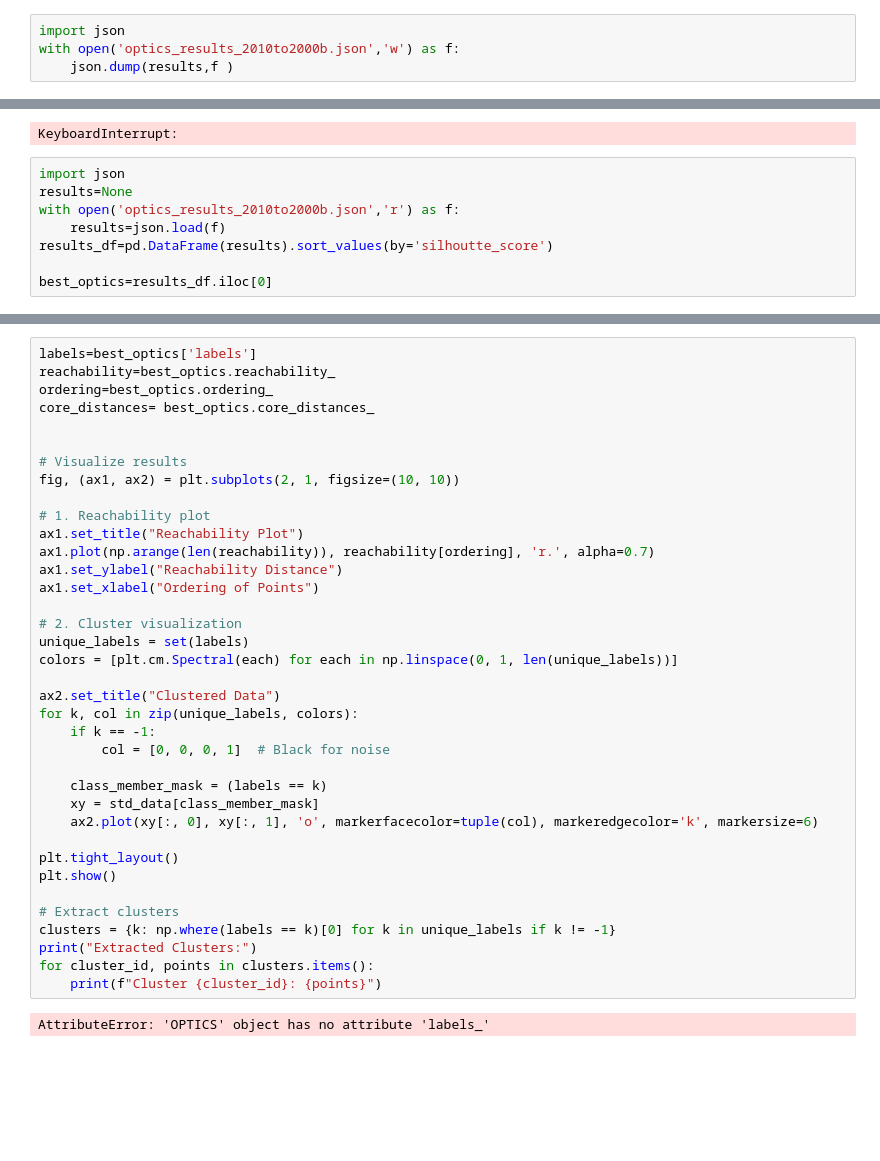
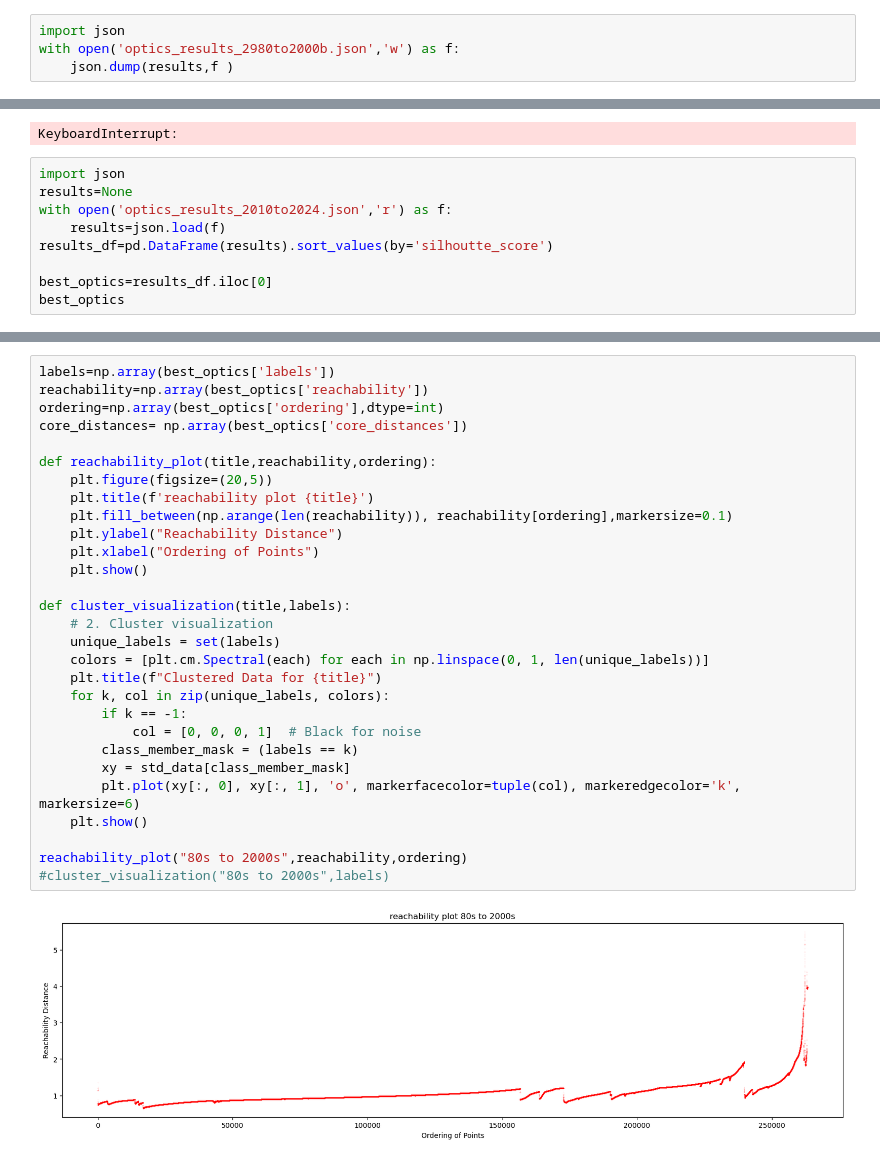
Before and after one commit to DadeOrsu/dm_project24_group_6, a Jupyter notebook: src/task3_clustering/optics.ipynb, the cells around one changed output, grey strips where cells are left out. Cells and saved outputs as stored; diff of their text form; blank space fills up the shorter version.

```diff
--- a/src/task3_clustering/optics.ipynb
+++ b/src/task3_clustering/optics.ipynb
@@ -183,7 +181,7 @@ xi <class 'float'>
 time(s) <class 'float'>
 # %%
 import json
-with open('optics_results_2010to2000b.json','w') as f:
+with open('optics_results_2980to2000b.json','w') as f:
     json.dump(results,f )
 # %%
 top10_results=results_df[results_df['silhoutte_score']!='all labels equals'].sort_values(by='silhoutte_score',ascending=False).head(10)
@@ -230,8 +228,9 @@ KeyboardInterrupt:
 # %%
 import json
 results=None
-with open('optics_results_2010to2000b.json','r') as f:
+with open('optics_results_2010to2024.json','r') as f:
     results=json.load(f)
 results_df=pd.DataFrame(results).sort_values(by='silhoutte_score')
 
 best_optics=results_df.iloc[0]
+best_optics
@@ -238,39 +248,31 @@ best_optics=results_df.iloc[0]
 # %%
-labels=best_optics['labels']
-reachability=best_optics.reachability_
-ordering=best_optics.ordering_
-core_distances= best_optics.core_distances_
+labels=np.array(best_optics['labels'])
+reachability=np.array(best_optics['reachability'])
+ordering=np.array(best_optics['ordering'],dtype=int)
+core_distances= np.array(best_optics['core_distances'])
 
+def reachability_plot(title,reachability,ordering):
+    plt.figure(figsize=(20,5))
+    plt.title(f'reachability plot {title}')
+    plt.fill_between(np.arange(len(reachability)), reachability[ordering],markersize=0.1)
+    plt.ylabel("Reachability Distance")
+    plt.xlabel("Ordering of Points")
+    plt.show()
 
-# Visualize results
-fig, (ax1, ax2) = plt.subplots(2, 1, figsize=(10, 10))
+def cluster_visualization(title,labels):
+    # 2. Cluster visualization
+    unique_labels = set(labels)
+    colors = [plt.cm.Spectral(each) for each in np.linspace(0, 1, len(unique_labels))]
+    plt.title(f"Clustered Data for {title}")
+    for k, col in zip(unique_labels, colors):
+        if k == -1:
+            col = [0, 0, 0, 1]  # Black for noise
+        class_member_mask = (labels == k)
+        xy = std_data[class_member_mask]
+        plt.plot(xy[:, 0], xy[:, 1], 'o', markerfacecolor=tuple(col), markeredgecolor='k', markersize=6)
+    plt.show()
 
-# 1. Reachability plot
-ax1.set_title("Reachability Plot")
-ax1.plot(np.arange(len(reachability)), reachability[ordering], 'r.', alpha=0.7)
-ax1.set_ylabel("Reachability Distance")
-ax1.set_xlabel("Ordering of Points")
-
-# 2. Cluster visualization
-unique_labels = set(labels)
-colors = [plt.cm.Spectral(each) for each in np.linspace(0, 1, len(unique_labels))]
-
-ax2.set_title("Clustered Data")
-for k, col in zip(unique_labels, colors):
-    if k == -1:
-        col = [0, 0, 0, 1]  # Black for noise
-
-    class_member_mask = (labels == k)
-    xy = std_data[class_member_mask]
-    ax2.plot(xy[:, 0], xy[:, 1], 'o', markerfacecolor=tuple(col), markeredgecolor='k', markersize=6)
-
-plt.tight_layout()
-plt.show()
-
-# Extract clusters
-clusters = {k: np.where(labels == k)[0] for k in unique_labels if k != -1}
-print("Extracted Clusters:")
-for cluster_id, points in clusters.items():
-    print(f"Cluster {cluster_id}: {points}")
+reachability_plot("80s to 2000s",reachability,ordering)
+#cluster_visualization("80s to 2000s",labels)
 # %% [output]
-AttributeError: 'OPTICS' object has no attribute 'labels_'
+[figure, added]
```
Also changed, not shown: parts of 13 cells of this notebook.
